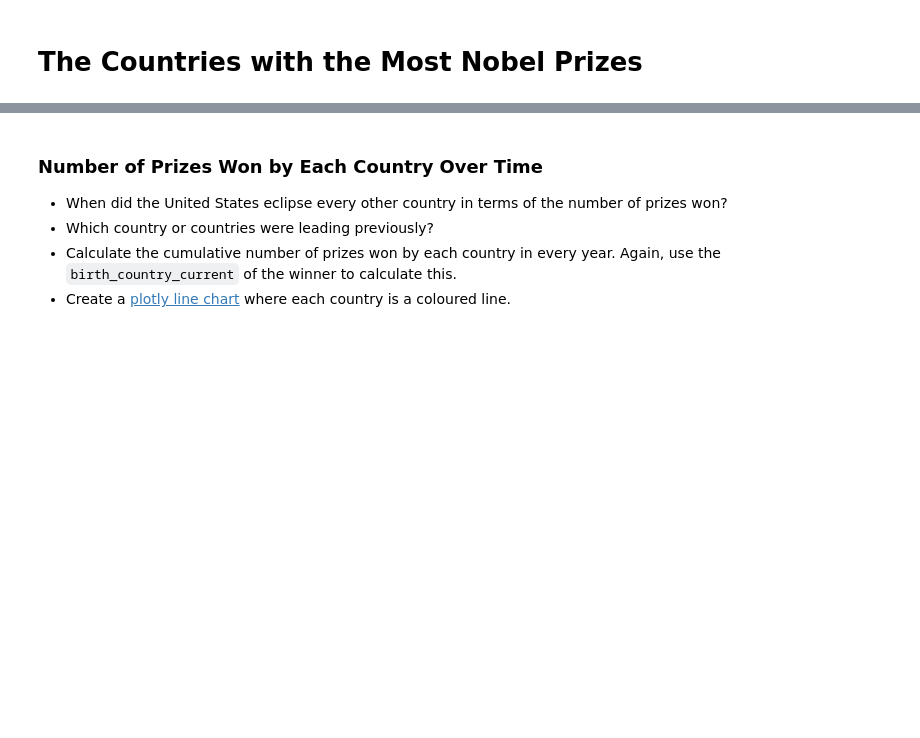
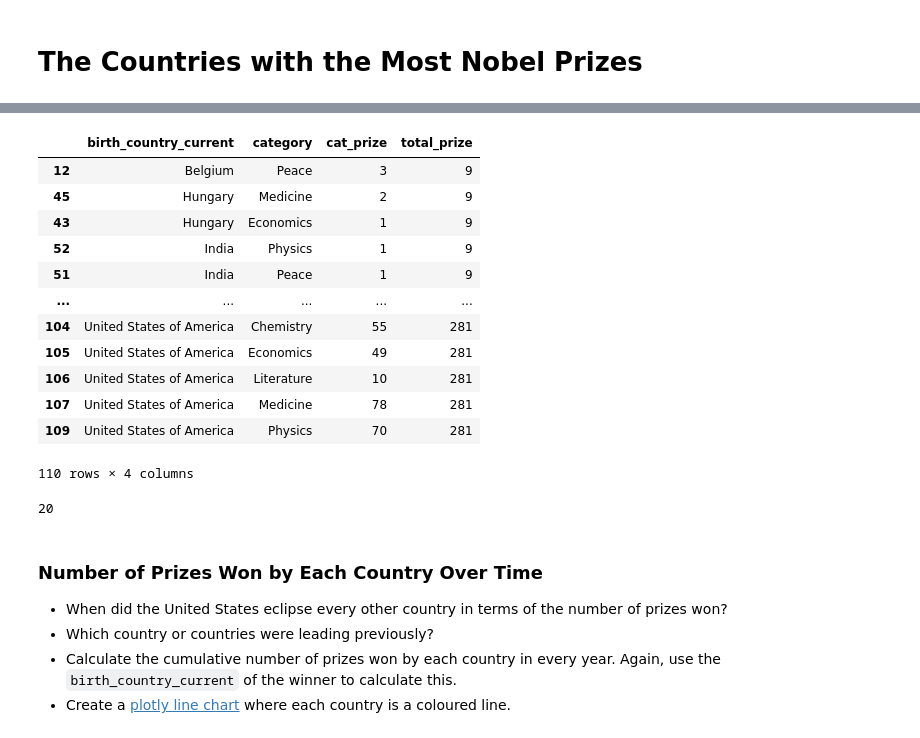
Before and after one commit to thandora/100-days-of-code-udemy, a Jupyter notebook: day-078-nobel-prize-analysis/nobel-prize-analysis.ipynb, the cells around one changed output, grey strips where cells are left out. Saved outputs shown, nothing was run; the diff lists cells and outputs as text; code cells hidden in the pictures; blank space fills up the shorter version.

```diff
--- a/day-078-nobel-prize-analysis/nobel-prize-analysis.ipynb
+++ b/day-078-nobel-prize-analysis/nobel-prize-analysis.ipynb
@@ -642,0 +659,12 @@ plt.show()
+# %%
+prize_per_country = (
+    df_data["birth_country_current"]
+    .value_counts()
+    .reset_index()
+    .rename(columns={"count": "prize"})
+)
+# .reset_index() Sets birth country as a new column instead of
+# index and converts the Series into a df
+
+top20_countries = prize_per_country.sort_values(by="prize")[-20:]
+top20_countries
@@ -671,3 +763,10 @@ The hard part is preparing the data for this chart!
 *Hint*: Take a two-step approach. The first step is grouping the data by country and category. Then you can create a DataFrame that looks something like this:
 
 <img src=https://i.imgur.com/VKjzKa1.png width=450>
+# %%
+# df on countries, the corresponding category and category's total prizes won
+country_category = df_data.groupby(
+    by=["birth_country_current", "category"], as_index=False
+).agg({"prize": pd.Series.count})
+
+country_category
@@ -673,0 +795,6 @@ The hard part is preparing the data for this chart!
+# %%
+# Mrge country_category with previous top20_countries containing total prizes won for that country
+country_category_prizes = pd.merge(
+    country_category, top20_countries, on="birth_country_current"
+)
+country_category_prizes.head()
@@ -673,0 +808,32 @@ The hard part is preparing the data for this chart!
+# %%
+# Change column names
+country_category_prizes.rename(
+    columns={
+        "prize_x": "cat_prize",
+        "prize_y": "total_prize",
+    },
+    inplace=True,
+)
+
+# Sort
+country_category_prizes.sort_values(by="total_prize", ascending=True ,inplace=True)
+country_category_prizes
+# %% [output]
+|  | birth_country_current | category | cat_prize | total_prize |
+| 12 | Belgium | Peace | 3 | 9 |
+| 45 | Hungary | Medicine | 2 | 9 |
+| 43 | Hungary | Economics | 1 | 9 |
+| 52 | India | Physics | 1 | 9 |
+| 51 | India | Peace | 1 | 9 |
+| ... | ... | ... | ... | ... |
+| 104 | United States of America | Chemistry | 55 | 281 |
+| 105 | United States of America | Economics | 49 | 281 |
+| 106 | United States of America | Literature | 10 | 281 |
+| 107 | United States of America | Medicine | 78 | 281 |
+| 109 | United States of America | Physics | 70 | 281 |
+110 rows × 4 columns
+# %%
+# There are 20 Countries
+country_category_prizes["birth_country_current"].nunique()
+# %% [output]
+20
```
Also changed, not shown: parts of 12 cells of this notebook.
